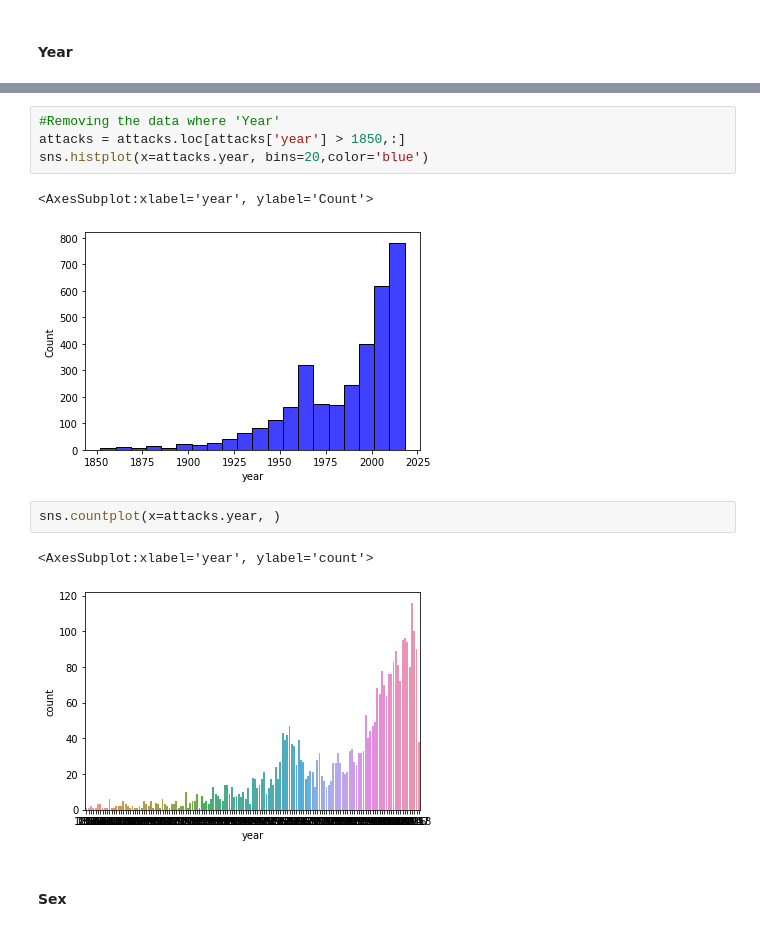
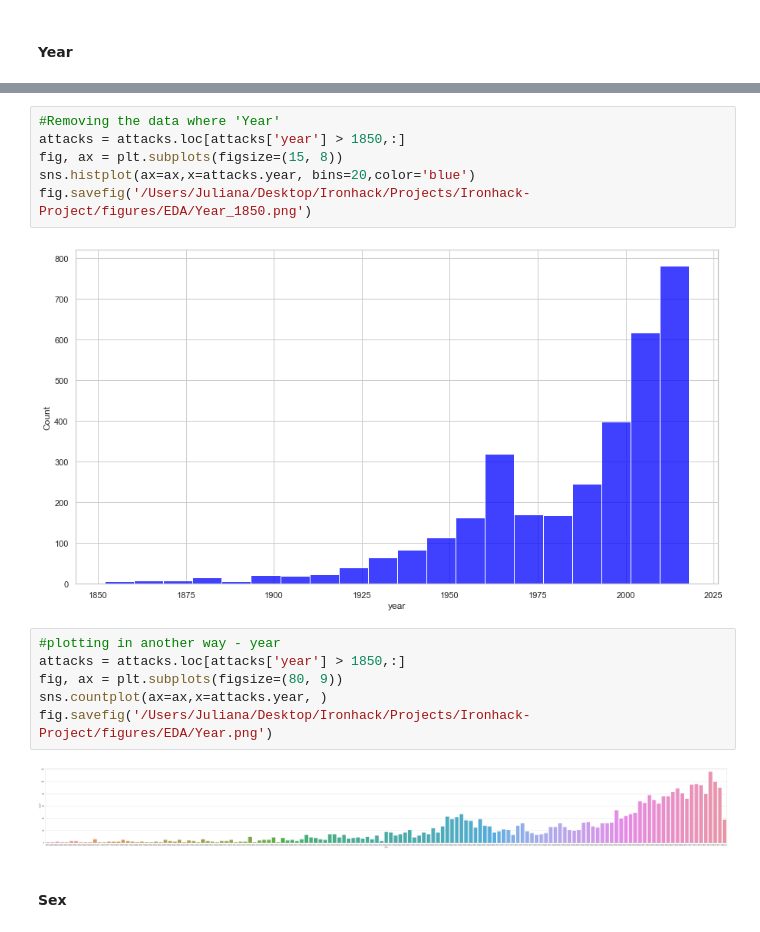
Before and after one commit to ju-br/Cleaning-data-and-evidence-based-insights-Shark-Attack-Project, a Jupyter notebook: Project 1 - Shark attack.ipynb, the cells around one changed output, grey strips where cells are left out. Saved outputs shown, nothing was run; the diff lists cells and outputs as text.

```diff
--- a/Project 1 - Shark attack.ipynb
+++ b/Project 1 - Shark attack.ipynb
@@ -317,14 +344,18 @@ sns.histplot(x=attacks.year, bins=30)
 # %%
 #Removing the data where 'Year'
 attacks = attacks.loc[attacks['year'] > 1850,:]
-sns.histplot(x=attacks.year, bins=20,color='blue')
+fig, ax = plt.subplots(figsize=(15, 8))
+sns.histplot(ax=ax,x=attacks.year, bins=20,color='blue')
+fig.savefig('/Users/Juliana/Desktop/Ironhack/Projects/Ironhack-Project/figures/EDA/Year_1850.png')
 # %% [output]
-<AxesSubplot:xlabel='year', ylabel='Count'>
-[figure, old version]
+[figure, new version]
-# %%
-sns.countplot(x=attacks.year, )
-# %% [output]
-<AxesSubplot:xlabel='year', ylabel='count'>
-[figure, removed]
+# %%
+#plotting in another way - year
+attacks = attacks.loc[attacks['year'] > 1850,:]
+fig, ax = plt.subplots(figsize=(80, 9))
+sns.countplot(ax=ax,x=attacks.year, )
+fig.savefig('/Users/Juliana/Desktop/Ironhack/Projects/Ironhack-Project/figures/EDA/Year.png')
+# %% [output]
+[figure, added]
 # %% [markdown]
 #### Sex
```
Also changed, not shown: parts of 43 cells of this notebook.
